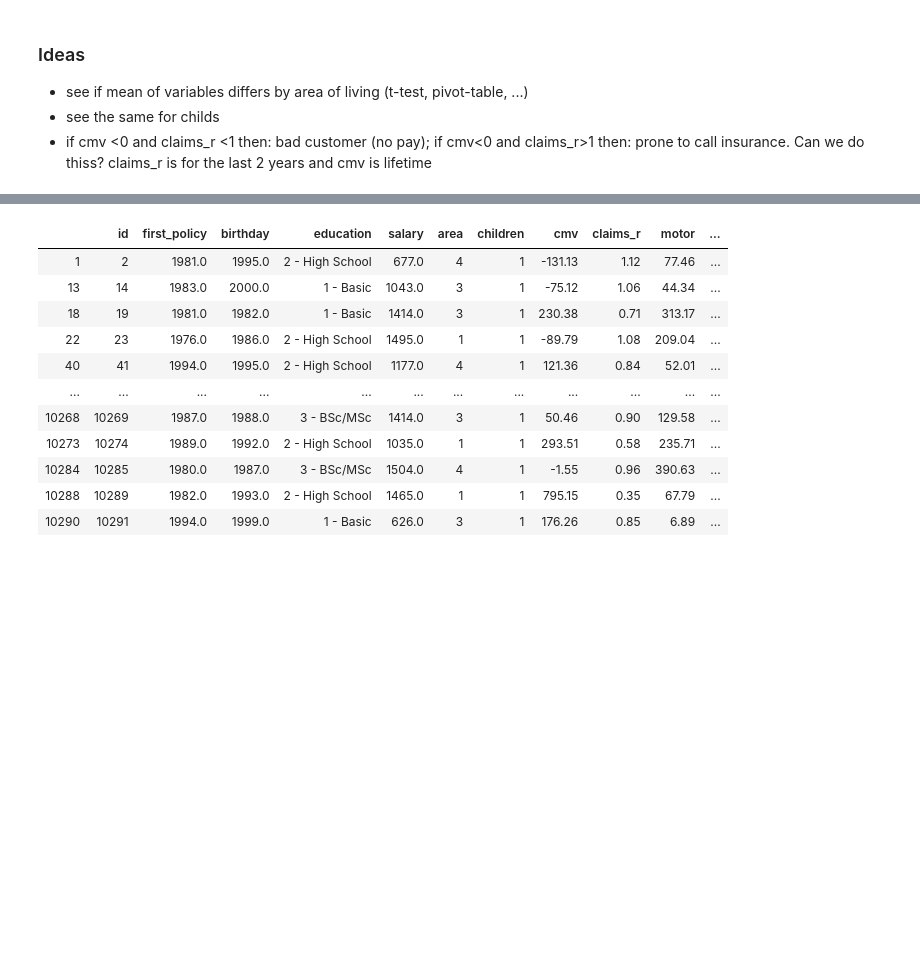
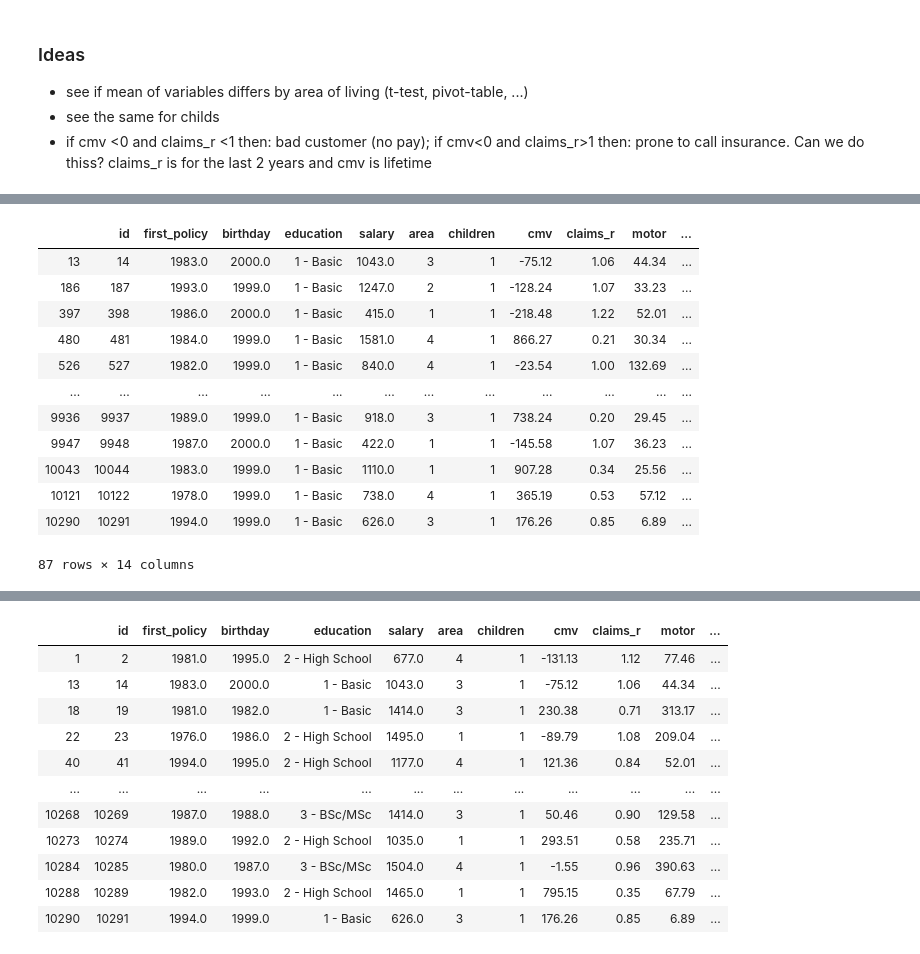
Before and after one commit to NovaIMSStudents/DataMiningFinalProject, a Jupyter notebook: DataAnalysisDM.ipynb, the cells around one changed output, grey strips where cells are left out. Saved outputs shown, nothing was run; the diff lists cells and outputs as text; code cells hidden in the pictures; blank space fills up the shorter version.

```diff
--- a/DataAnalysisDM.ipynb
+++ b/DataAnalysisDM.ipynb
@@ -282,2 +308,16 @@ plt.show()
 # %%
-df.loc[(df["birthday"]>1998) & (df["children"]==0)] #the chidlren variable doesn't make a lot of sense. Is it a binary for having or not children? If so, why do we have minors with children?
+df.loc[(df["birthday"]>1998) & (df["children"]==1)] #the chidlren variable doesn't make a lot of sense. Is it a binary for having or not children? If so, why do we have minors with children?
+# %% [output]
+|  | id | first_policy | birthday | education | salary | area | children | cmv | claims_r | motor | ... |
+| 13 | 14 | 1983.0 | 2000.0 | 1 - Basic | 1043.0 | 3 | 1 | -75.12 | 1.06 | 44.34 | ... |
+| 186 | 187 | 1993.0 | 1999.0 | 1 - Basic | 1247.0 | 2 | 1 | -128.24 | 1.07 | 33.23 | ... |
+| 397 | 398 | 1986.0 | 2000.0 | 1 - Basic | 415.0 | 1 | 1 | -218.48 | 1.22 | 52.01 | ... |
+| 480 | 481 | 1984.0 | 1999.0 | 1 - Basic | 1581.0 | 4 | 1 | 866.27 | 0.21 | 30.34 | ... |
+| 526 | 527 | 1982.0 | 1999.0 | 1 - Basic | 840.0 | 4 | 1 | -23.54 | 1.00 | 132.69 | ... |
+| ... | ... | ... | ... | ... | ... | ... | ... | ... | ... | ... | ... |
+| 9936 | 9937 | 1989.0 | 1999.0 | 1 - Basic | 918.0 | 3 | 1 | 738.24 | 0.20 | 29.45 | ... |
+| 9947 | 9948 | 1987.0 | 2000.0 | 1 - Basic | 422.0 | 1 | 1 | -145.58 | 1.07 | 36.23 | ... |
+| 10043 | 10044 | 1983.0 | 1999.0 | 1 - Basic | 1110.0 | 1 | 1 | 907.28 | 0.34 | 25.56 | ... |
+| 10121 | 10122 | 1978.0 | 1999.0 | 1 - Basic | 738.0 | 4 | 1 | 365.19 | 0.53 | 57.12 | ... |
+| 10290 | 10291 | 1994.0 | 1999.0 | 1 - Basic | 626.0 | 3 | 1 | 176.26 | 0.85 | 6.89 | ... |
+87 rows × 14 columns
```
Also changed, not shown: parts of 7 cells of this notebook.
